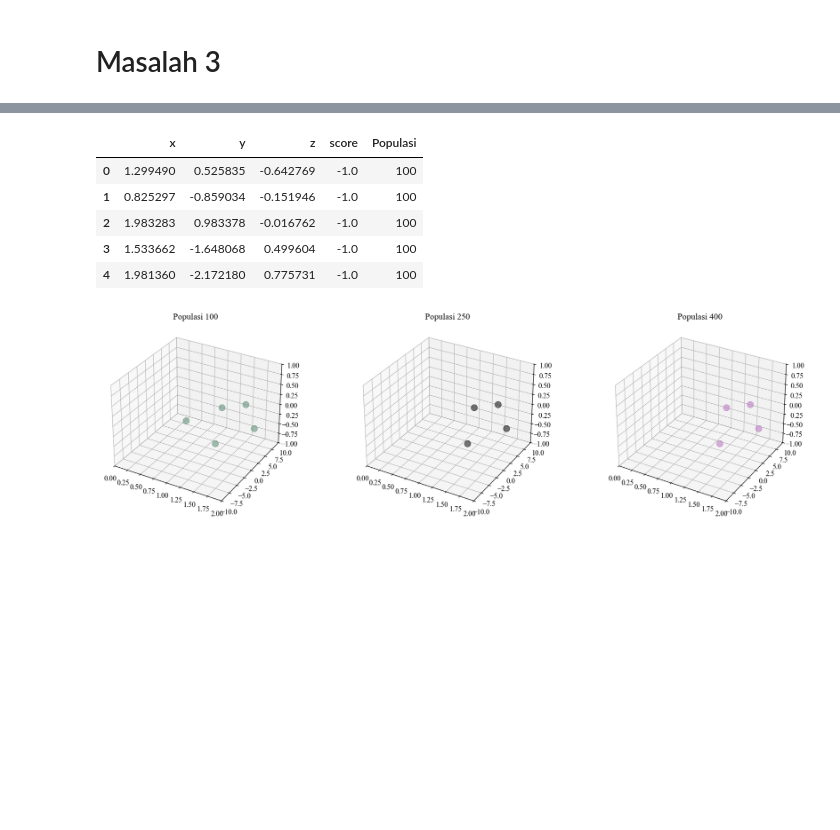
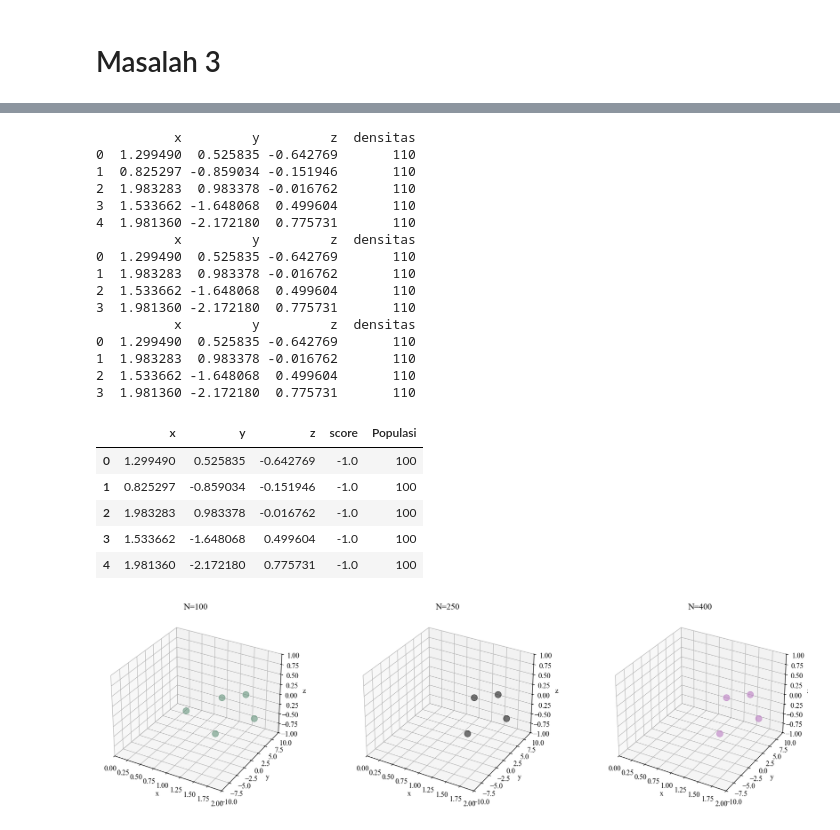
Before and after one commit to kevinsean-10/Thesis, a Jupyter notebook: Thesis - Python/Data Analysis/lokasi.ipynb, the cells around one changed output, grey strips where cells are left out. Drawn from its saved outputs; the diff is of its cells as text; code cells hidden in the pictures; blank space fills up the shorter version.

```diff
--- a/Thesis - Python/Data Analysis/lokasi.ipynb
+++ b/Thesis - Python/Data Analysis/lokasi.ipynb
@@ -228,18 +277,19 @@ hde_2 = pd.DataFrame()
 for i in range(len(populasi)):
     hde_2_i = pd.read_excel(f'Hasil Running/Problem 2/HDE/hde_{str(populasi[i])}_300.xlsx',sheet_name="Final Root",header=None)
     hde_2_i.rename(inplace=True, columns={0:"iter",1:'x',2:'y',3:'score'})
+    hde_2_i = check_missing_column(hde_2_i,columns_to_check_2,boundaries_2)
     hde_2_i.dropna(inplace=True)
     hde_2_i_unique = unique_count(hde_2_i.iloc[:,1:3].values)
     sns.scatterplot(ax=axes[i],data = hde_2_i_unique,x='x',y='y',size='densitas',sizes = (50,400),legend=False, color=color_map[i])
     axes[i].set_xlim(boundaries_2[0])
     axes[i].set_ylim(boundaries_2[1])
-    axes[i].grid(True)
-    axes[i].set(title=f"Populasi {populasi[i]}")
+    axes[i].grid(visible=True,linestyle=':',linewidth=1)
+    axes[i].set(title=f"N={populasi[i]}")
 
     hde_2_i['Populasi'] = populasi[i]
     hde_2 = pd.concat([hde_2,hde_2_i],axis=0)
 
-
+fig.savefig(f'D:/OneDrive - Institut Teknologi Bandung/[AKADEMIK]/Semester 7-8/TA/Draft/Draft Buku/Gambar/Stat/Masalah 2/HDE, Masalah 2, Persebaran Akar.png')
 hde_2.drop(inplace=True,columns=['iter'])
 hde_2.head()
 # %% [output]
@@ -260,18 +310,19 @@ sdde_2 = pd.DataFrame()
 for i in range(len(populasi)):
     sdde_2_i = pd.read_excel(f'Hasil Running/Problem 2/SDDE/sdde_{str(populasi[i])}_300.xlsx',sheet_name="Final Root",header=None)
     sdde_2_i.rename(inplace=True, columns={0:"iter",1:'x',2:'y',3:'score'})
+    sdde_2_i = check_missing_column(sdde_2_i,columns_to_check_2,boundaries_2)
     sdde_2_i.dropna(inplace=True)
     sdde_2_i_unique = unique_count(sdde_2_i.iloc[:,1:3].values)
     sns.scatterplot(ax=axes[i],data = sdde_2_i_unique,x='x',y='y',size='densitas',sizes = (50,400),legend=False, color=color_map[i])
     axes[i].set_xlim(boundaries_2[0])
     axes[i].set_ylim(boundaries_2[1])
-    axes[i].grid(True)
-    axes[i].set(title=f"Populasi {populasi[i]}")
+    axes[i].grid(visible=True,linestyle=':',linewidth=1)
+    axes[i].set(title=f"m_cluster={populasi[i]}")
 
     sdde_2_i['Populasi'] = populasi[i]
     sdde_2 = pd.concat([sdde_2,sdde_2_i],axis=0)
 
-
+fig.savefig(f'D:/OneDrive - Institut Teknologi Bandung/[AKADEMIK]/Semester 7-8/TA/Draft/Draft Buku/Gambar/Stat/Masalah 2/SDDE, Masalah 2, Persebaran Akar.png')
 sdde_2.drop(inplace=True,columns=['iter'])
 sdde_2.head()
 # %% [output]
@@ -286,6 +337,7 @@ sdde_2.head()
 # Masalah 3
 # %%
 boundaries_3 = np.array([[0,2],[-10,10],[-1,1]])
+columns_to_check_3 = ['x', 'y', 'z']
 # %%
 populasi = [100,250,400]
 
@@ -299,8 +351,10 @@ for i in range(len(populasi)):
     # Read data for each population
     rade_3_i = pd.read_excel(f'Hasil Running/Problem 7/RADE/rade_{str(populasi[i])}_400.xlsx', sheet_name="Final Root", header=None)
     rade_3_i.rename(inplace=True, columns={0: "iter", 1: 'x', 2: 'y', 3: 'z', 4:'score'})
+    rade_3_i = check_missing_column(rade_3_i,columns_to_check_3,boundaries_3)
     rade_3_i.dropna(inplace=True)
     rade_3_i_unique = unique_count(rade_3_i.iloc[:, 1:4].values)
+    print(rade_3_i_unique)
 
     # Scatter plot for each population
 
@@ -311,10 +365,13 @@ for i in range(len(populasi)):
 
     axes[i].scatter(xs=rade_3_i_unique['x'], ys=rade_3_i_unique['y'], zs=rade_3_i_unique['z'], c=color_map[i], alpha=0.6,s = sizes)
     axes[i].set_xlim(boundaries_3[0])
+    axes[i].set_xlabel("x")
     axes[i].set_ylim(boundaries_3[1])
+    axes[i].set_ylabel("y")
     axes[i].set_zlim(boundaries_3[2])
-    axes[i].grid(True)
-    axes[i].set_title(f"Populasi {populasi[i]}")
+    axes[i].set_zlabel("z")
+    axes[i].grid(visible=True,linestyle=':',linewidth=1)
+    axes[i].set_title(f"NP={populasi[i]}")
 
     rade_3_i['Populasi'] = populasi[i]
     rade_3 = pd.concat([rade_3, rade_3_i], axis=0)
@@ -322,6 +379,7 @@ for i in range(len(populasi)):
 
 # Adjust layout and show plot
 plt.tight_layout()
+fig.savefig(f'D:/OneDrive - Institut Teknologi Bandung/[AKADEMIK]/Semester 7-8/TA/Draft/Draft Buku/Gambar/Stat/Masalah 3/RADE, Masalah 3, Persebaran Akar.png')
 rade_3.drop(inplace=True,columns=['iter'])
 rade_3.head()
 # %% [output]
@@ -342,36 +418,58 @@ size_range = (50, 400)
 
 # Iterate over each population
 for i in range(len(populasi)):
     # Read data for each population
     hde_3_i = pd.read_excel(f'Hasil Running/Problem 7/HDE/hde_{str(populasi[i])}_400.xlsx', sheet_name="Final Root", header=None)
     hde_3_i.rename(inplace=True, columns={0: "iter", 1: 'x', 2: 'y', 3: 'z', 4:'score'})
+    hde_3_i = check_missing_column(hde_3_i,columns_to_check_3,boundaries_3)
     hde_3_i.dropna(inplace=True)
     hde_3_i_unique = unique_count(hde_3_i.iloc[:, 1:4].values)
+    print(hde_3_i_unique)
 
     # Scatter plot for each population
     axes[i].scatter(xs=hde_3_i_unique['x'], ys=hde_3_i_unique['y'], zs=hde_3_i_unique['z'], c=color_map[i], alpha=0.6,s = hde_3_i_unique['densitas'])
     axes[i].set_xlim(boundaries_3[0])
+    axes[i].set_xlabel("x")
     axes[i].set_ylim(boundaries_3[1])
+    axes[i].set_ylabel("y")
     axes[i].set_zlim(boundaries_3[2])
-    axes[i].grid(True)
-    axes[i].set_title(f"Populasi {populasi[i]}")
+    axes[i].set_zlabel("z")
+    axes[i].grid(visible=True,linestyle=':',linewidth=1)
+    axes[i].set_title(f"N={populasi[i]}")
 
     hde_3_i['Populasi'] = populasi[i]
     hde_3 = pd.concat([hde_3, hde_3_i], axis=0)
 
 
 # Adjust layout and show plot
 plt.tight_layout()
+fig.savefig(f'D:/OneDrive - Institut Teknologi Bandung/[AKADEMIK]/Semester 7-8/TA/Draft/Draft Buku/Gambar/Stat/Masalah 3/HDE, Masalah 3, Persebaran Akar.png')
 hde_3.drop(inplace=True,columns=['iter'])
 hde_3.head()
 # %% [output]
+          x         y         z  densitas
+0  1.299490  0.525835 -0.642769       110
+1  0.825297 -0.859034 -0.151946       110
+2  1.983283  0.983378 -0.016762       110
+3  1.533662 -1.648068  0.499604       110
+4  1.981360 -2.172180  0.775731       110
+          x         y         z  densitas
+0  1.299490  0.525835 -0.642769       110
+1  1.983283  0.983378 -0.016762       110
+2  1.533662 -1.648068  0.499604       110
+3  1.981360 -2.172180  0.775731       110
+          x         y         z  densitas
+0  1.299490  0.525835 -0.642769       110
+1  1.983283  0.983378 -0.016762       110
+2  1.533662 -1.648068  0.499604       110
+3  1.981360 -2.172180  0.775731       110
 |  | x | y | z | score | Populasi |
 | 0 | 1.299490 | 0.525835 | -0.642769 | -1.0 | 100 |
 | 1 | 0.825297 | -0.859034 | -0.151946 | -1.0 | 100 |
 | 2 | 1.983283 | 0.983378 | -0.016762 | -1.0 | 100 |
 | 3 | 1.533662 | -1.648068 | 0.499604 | -1.0 | 100 |
 | 4 | 1.981360 | -2.172180 | 0.775731 | -1.0 | 100 |
-[figure, old version]
+[figure, new version]
 # %%
 populasi = [100,250,400]
 
```
Also changed, not shown: parts of 10 cells of this notebook, 21 other files.
